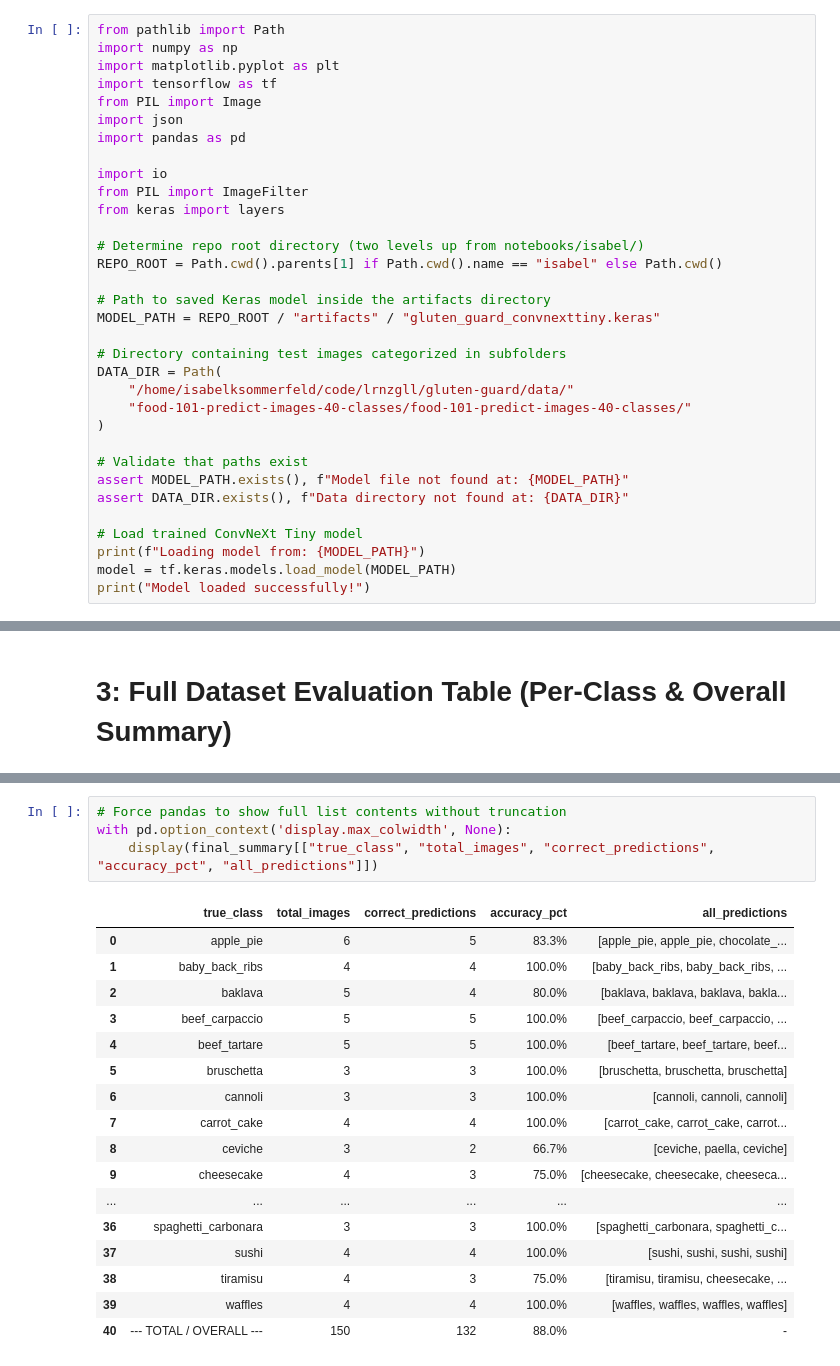
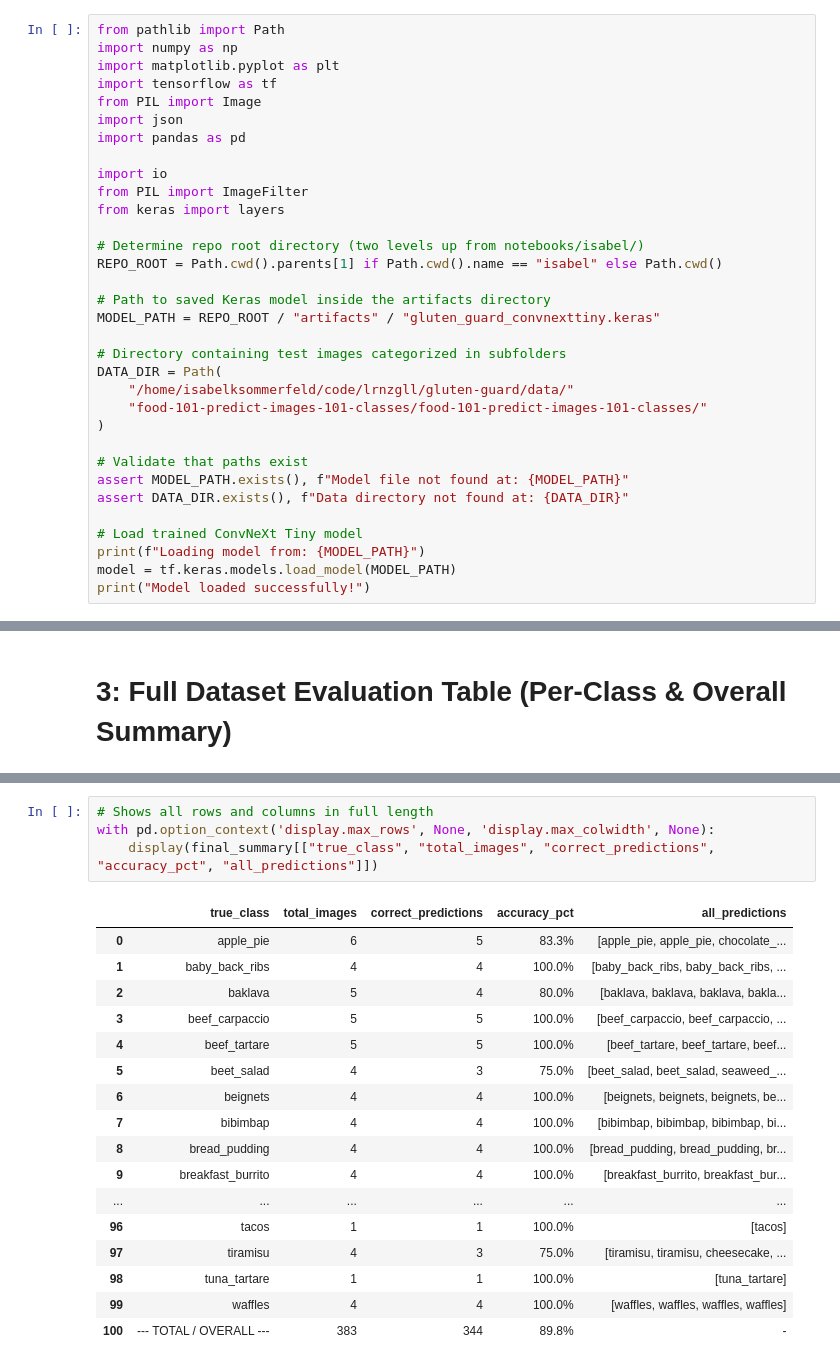
Before and after one commit to lrnzgll/gluten-guard, a Jupyter notebook: notebooks/isabel/predictions_cnt_basic.ipynb, the cells around one changed output, grey strips where cells are left out. Cells and saved outputs as stored; diff of their text form.

Commit message:
notebook changes full model and organization

```diff
--- a/notebooks/isabel/predictions_cnt_basic.ipynb
+++ b/notebooks/isabel/predictions_cnt_basic.ipynb
@@ -22,7 +22,7 @@ MODEL_PATH = REPO_ROOT / "artifacts" / "gluten_guard_convnexttiny.keras"
 # Directory containing test images categorized in subfolders
 DATA_DIR = Path(
     "/home/isabelksommerfeld/code/lrnzgll/gluten-guard/data/"
-    "food-101-predict-images-40-classes/food-101-predict-images-40-classes/"
+    "food-101-predict-images-101-classes/food-101-predict-images-101-classes/"
 )
 
 # Validate that paths exist
@@ -197,22 +180,22 @@ I0000 00:00:1789388953.927509  106116 device_compiler.h:208] Compiled cluster us
 # %%
-# Force pandas to show full list contents without truncation
-with pd.option_context('display.max_colwidth', None):
+# Shows all rows and columns in full length
+with pd.option_context('display.max_rows', None, 'display.max_colwidth', None):
     display(final_summary[["true_class", "total_images", "correct_predictions", "accuracy_pct", "all_predictions"]])
 # %% [output]
 |  | true_class | total_images | correct_predictions | accuracy_pct | all_predictions |
 | 0 | apple_pie | 6 | 5 | 83.3% | [apple_pie, apple_pie, chocolate_... |
 | 1 | baby_back_ribs | 4 | 4 | 100.0% | [baby_back_ribs, baby_back_ribs, ... |
 | 2 | baklava | 5 | 4 | 80.0% | [baklava, baklava, baklava, bakla... |
 | 3 | beef_carpaccio | 5 | 5 | 100.0% | [beef_carpaccio, beef_carpaccio, ... |
 | 4 | beef_tartare | 5 | 5 | 100.0% | [beef_tartare, beef_tartare, beef... |
-| 5 | bruschetta | 3 | 3 | 100.0% | [bruschetta, bruschetta, bruschetta] |
-| 6 | cannoli | 3 | 3 | 100.0% | [cannoli, cannoli, cannoli] |
-| 7 | carrot_cake | 4 | 4 | 100.0% | [carrot_cake, carrot_cake, carrot... |
-| 8 | ceviche | 3 | 2 | 66.7% | [ceviche, paella, ceviche] |
-| 9 | cheesecake | 4 | 3 | 75.0% | [cheesecake, cheesecake, cheeseca... |
+| 5 | beet_salad | 4 | 3 | 75.0% | [beet_salad, beet_salad, seaweed_... |
+| 6 | beignets | 4 | 4 | 100.0% | [beignets, beignets, beignets, be... |
+| 7 | bibimbap | 4 | 4 | 100.0% | [bibimbap, bibimbap, bibimbap, bi... |
+| 8 | bread_pudding | 4 | 4 | 100.0% | [bread_pudding, bread_pudding, br... |
+| 9 | breakfast_burrito | 4 | 4 | 100.0% | [breakfast_burrito, breakfast_bur... |
 | ... | ... | ... | ... | ... | ... |
-| 36 | spaghetti_carbonara | 3 | 3 | 100.0% | [spaghetti_carbonara, spaghetti_c... |
-| 37 | sushi | 4 | 4 | 100.0% | [sushi, sushi, sushi, sushi] |
-| 38 | tiramisu | 4 | 3 | 75.0% | [tiramisu, tiramisu, cheesecake, ... |
-| 39 | waffles | 4 | 4 | 100.0% | [waffles, waffles, waffles, waffles] |
-| 40 | --- TOTAL / OVERALL --- | 150 | 132 | 88.0% | - |
+| 96 | tacos | 1 | 1 | 100.0% | [tacos] |
+| 97 | tiramisu | 4 | 3 | 75.0% | [tiramisu, tiramisu, cheesecake, ... |
+| 98 | tuna_tartare | 1 | 1 | 100.0% | [tuna_tartare] |
+| 99 | waffles | 4 | 4 | 100.0% | [waffles, waffles, waffles, waffles] |
+| 100 | --- TOTAL / OVERALL --- | 383 | 344 | 89.8% | - |
```
Also changed, not shown: parts of 2 cells of this notebook.
